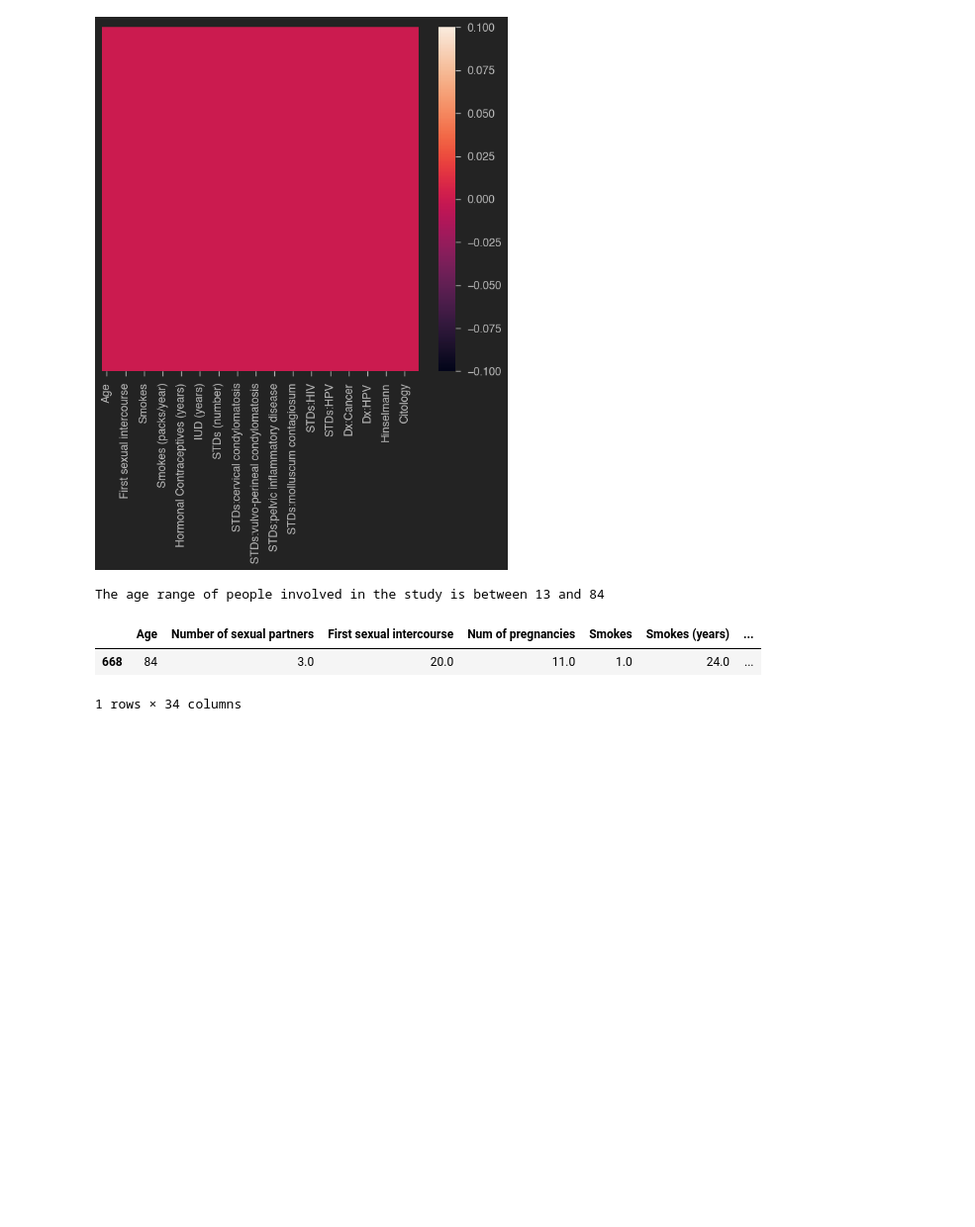
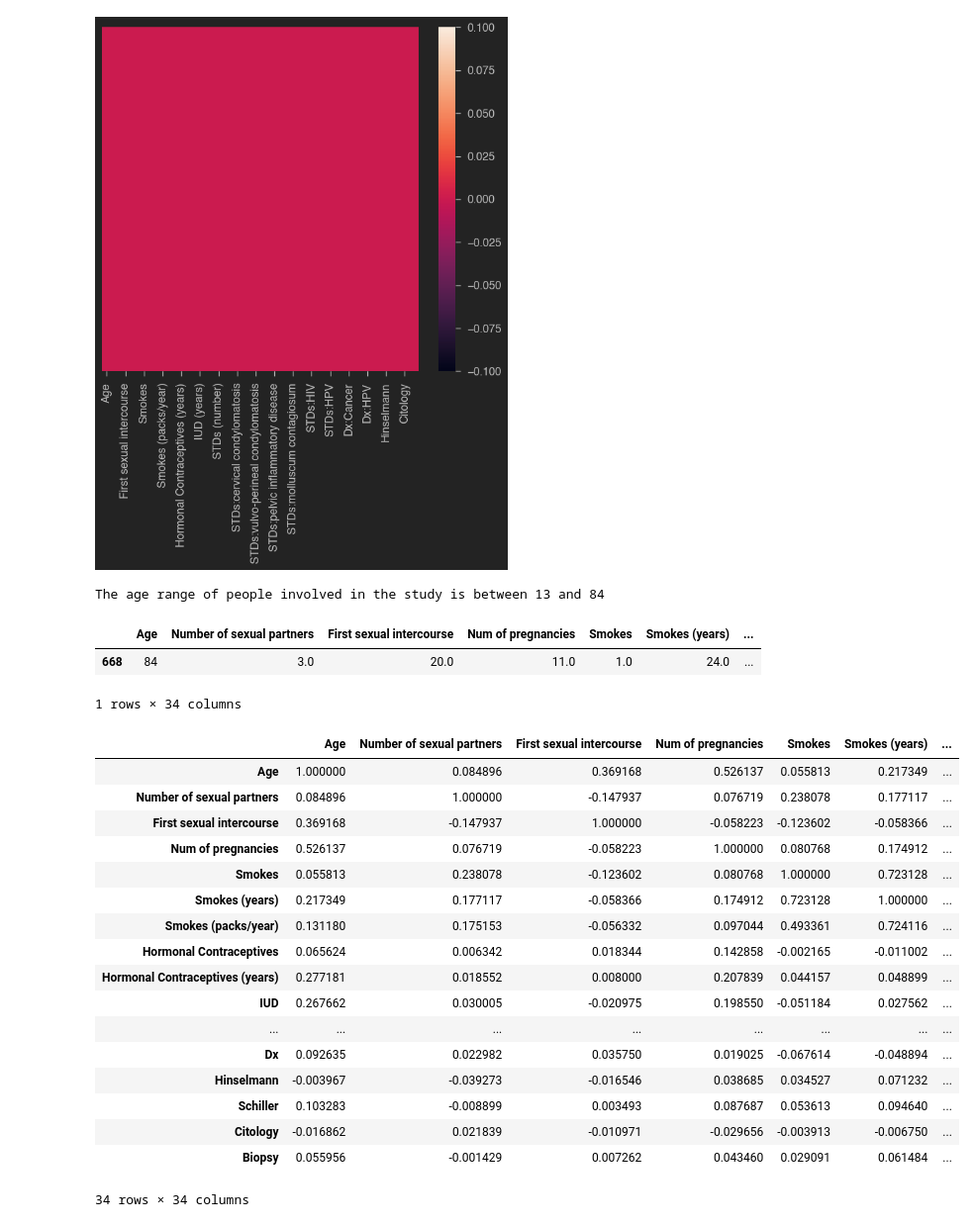
Before and after one commit to DohaGt/Cervix-Cancer-Prediction, a Jupyter notebook: Cervix Cancer.ipynb, the cells around one changed output. Shown at 99% size. Drawn from its saved outputs; the diff is of its cells as text; code cells hidden in the pictures; blank space fills up the shorter version.

```diff
--- a/Cervix Cancer.ipynb
+++ b/Cervix Cancer.ipynb
@@ -229,3 +229,25 @@ cancer_df[cancer_df['Age']== age_max]
 |  | Age | Number of sexual partners | First sexual intercourse | Num of pregnancies | Smokes | Smokes (years) | ... |
 | 668 | 84 | 3.0 | 20.0 | 11.0 | 1.0 | 24.0 | ... |
 1 rows × 34 columns
+# %%
+corr_matrix = cancer_df.corr()
+corr_matrix
+# %% [output]
+|  | Age | Number of sexual partners | First sexual intercourse | Num of pregnancies | Smokes | Smokes (years) | ... |
+| Age | 1.000000 | 0.084896 | 0.369168 | 0.526137 | 0.055813 | 0.217349 | ... |
+| Number of sexual partners | 0.084896 | 1.000000 | -0.147937 | 0.076719 | 0.238078 | 0.177117 | ... |
+| First sexual intercourse | 0.369168 | -0.147937 | 1.000000 | -0.058223 | -0.123602 | -0.058366 | ... |
+| Num of pregnancies | 0.526137 | 0.076719 | -0.058223 | 1.000000 | 0.080768 | 0.174912 | ... |
+| Smokes | 0.055813 | 0.238078 | -0.123602 | 0.080768 | 1.000000 | 0.723128 | ... |
+| Smokes (years) | 0.217349 | 0.177117 | -0.058366 | 0.174912 | 0.723128 | 1.000000 | ... |
+| Smokes (packs/year) | 0.131180 | 0.175153 | -0.056332 | 0.097044 | 0.493361 | 0.724116 | ... |
+| Hormonal Contraceptives | 0.065624 | 0.006342 | 0.018344 | 0.142858 | -0.002165 | -0.011002 | ... |
+| Hormonal Contraceptives (years) | 0.277181 | 0.018552 | 0.008000 | 0.207839 | 0.044157 | 0.048899 | ... |
+| IUD | 0.267662 | 0.030005 | -0.020975 | 0.198550 | -0.051184 | 0.027562 | ... |
+| ... | ... | ... | ... | ... | ... | ... | ... |
+| Dx | 0.092635 | 0.022982 | 0.035750 | 0.019025 | -0.067614 | -0.048894 | ... |
+| Hinselmann | -0.003967 | -0.039273 | -0.016546 | 0.038685 | 0.034527 | 0.071232 | ... |
+| Schiller | 0.103283 | -0.008899 | 0.003493 | 0.087687 | 0.053613 | 0.094640 | ... |
+| Citology | -0.016862 | 0.021839 | -0.010971 | -0.029656 | -0.003913 | -0.006750 | ... |
+| Biopsy | 0.055956 | -0.001429 | 0.007262 | 0.043460 | 0.029091 | 0.061484 | ... |
+34 rows × 34 columns
```
Also changed, not shown: parts of 22 cells of this notebook.
